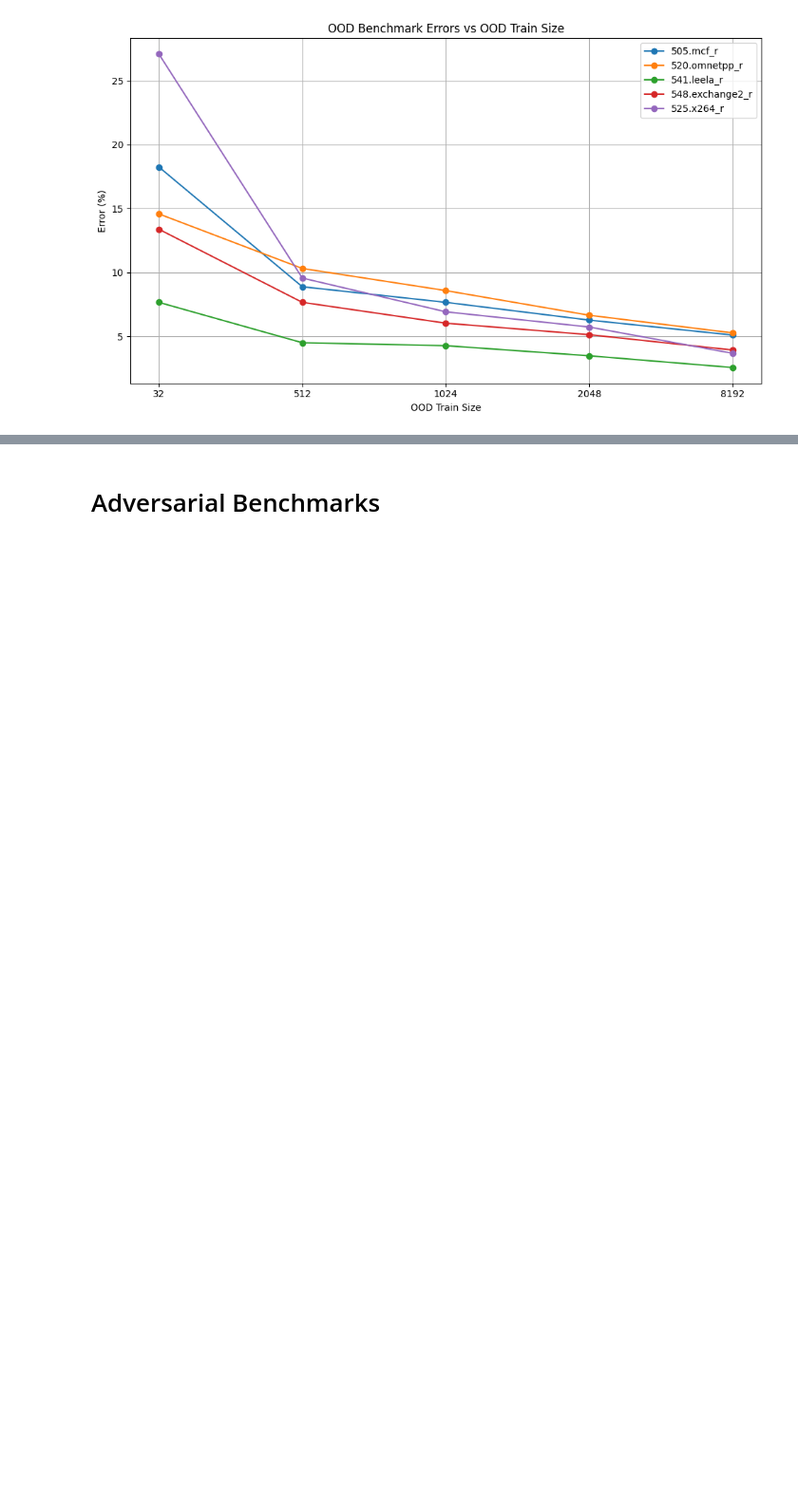
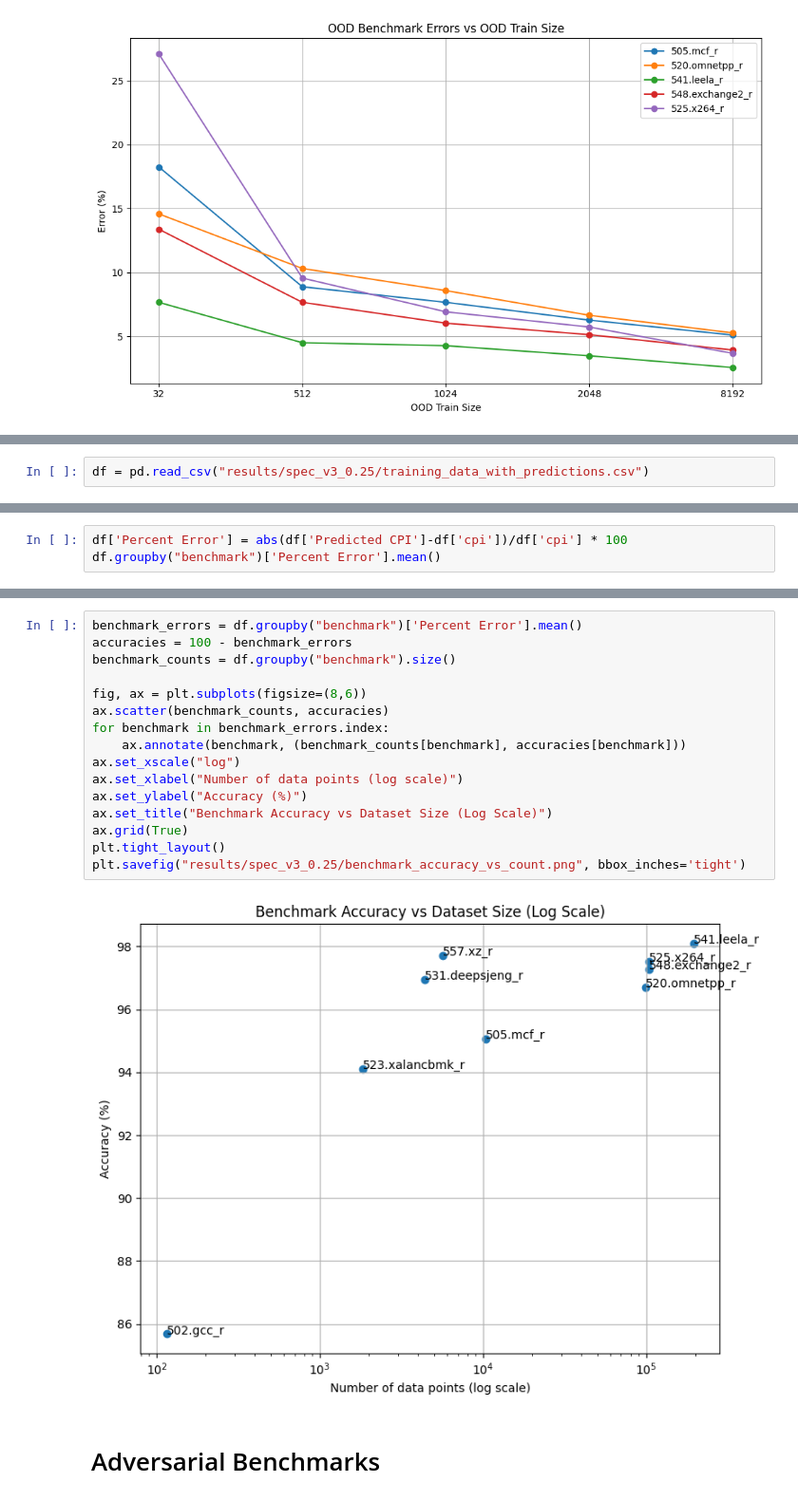
Before and after one commit to ronitnag04/peregrine, a Jupyter notebook: ml_model/analysis.ipynb, the cells around one changed output, grey strips where cells are left out. Shown at 95% size. Saved outputs shown, nothing was run; the diff lists cells and outputs as text; blank space fills up the shorter version.

Commit message:
Added spec v3 per benchmark error analysis

```diff
--- a/ml_model/analysis.ipynb
+++ b/ml_model/analysis.ipynb
@@ -642,0 +647,2 @@ plt.show()
+# %%
+df = pd.read_csv("results/spec_v3_0.25/training_data_with_predictions.csv")
@@ -642,0 +659,3 @@ plt.show()
+# %%
+df['Percent Error'] = abs(df['Predicted CPI']-df['cpi'])/df['cpi'] * 100
+df.groupby("benchmark")['Percent Error'].mean()
@@ -643,3 +688,21 @@ plt.show()
+# %%
+benchmark_errors = df.groupby("benchmark")['Percent Error'].mean()
+accuracies = 100 - benchmark_errors
+benchmark_counts = df.groupby("benchmark").size()
+
+fig, ax = plt.subplots(figsize=(8,6))
+ax.scatter(benchmark_counts, accuracies)
+for benchmark in benchmark_errors.index:
+    ax.annotate(benchmark, (benchmark_counts[benchmark], accuracies[benchmark]))
+ax.set_xscale("log")
+ax.set_xlabel("Number of data points (log scale)")
+ax.set_ylabel("Accuracy (%)")
+ax.set_title("Benchmark Accuracy vs Dataset Size (Log Scale)")
+ax.grid(True)
+plt.tight_layout()
+plt.savefig("results/spec_v3_0.25/benchmark_accuracy_vs_count.png", bbox_inches='tight')
+# %% [output]
+[figure, added]
 # %% [markdown]
 # Adversarial Benchmarks
 # %% [markdown]
```
Also changed, not shown: parts of 6 cells of this notebook.
